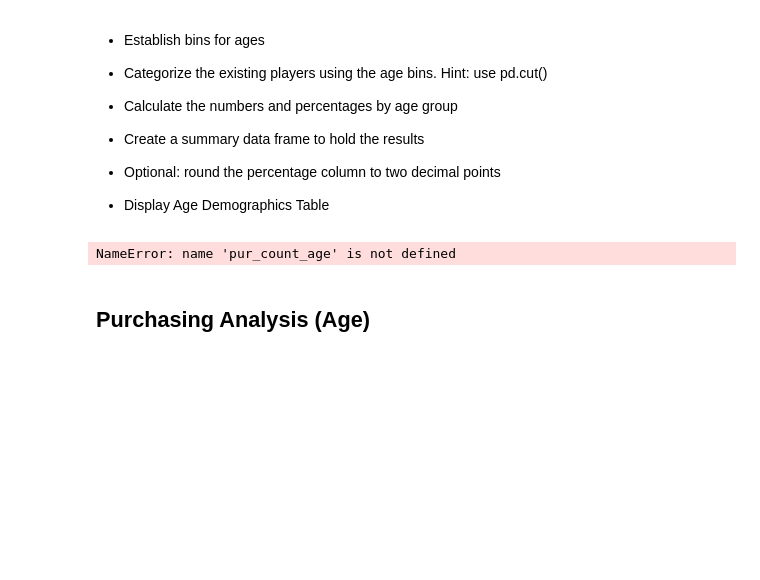
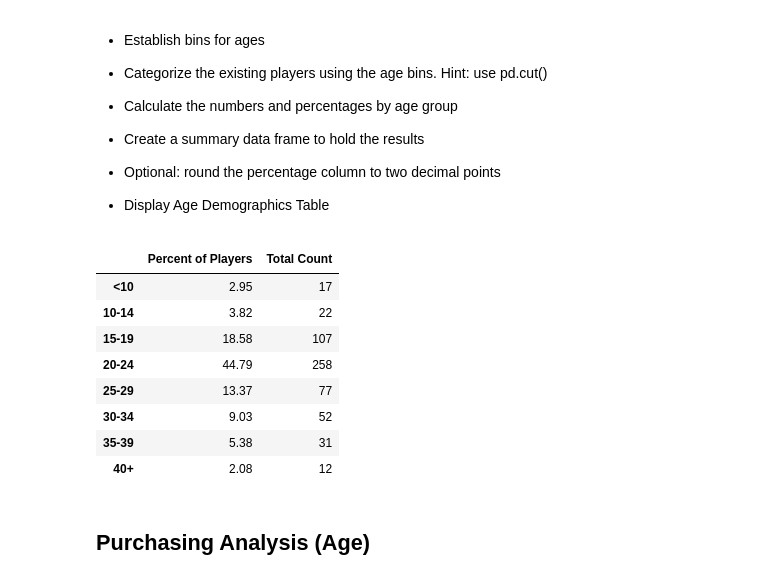
Before and after one commit to annanoelle21/Pymoli-HW, a Jupyter notebook: HeroesOfPymoli_starter.ipynb, the cells around one changed output. Drawn from its saved outputs; the diff is of its cells as text; code cells hidden in the pictures; blank space fills up the shorter version.

```diff
--- a/HeroesOfPymoli_starter.ipynb
+++ b/HeroesOfPymoli_starter.ipynb
@@ -139,26 +131,44 @@ pur_analysis_gen.style.format({'Total Purchase Value': '${:.2f}', 'Average Purch
 
 
 * Display Age Demographics Table
-# %%
-purchase_data.loc[(purchase_data['Age'] < 10), 'age_bin'] = "< 10"
-purchase_data.loc[(purchase_data['Age'] >= 10) & (purchase_data['Age'] <= 14), 'age_bin'] = "10 - 14"
-purchase_data.loc[(purchase_data['Age'] >= 15) & (purchase_data['Age'] <= 19), 'age_bin'] = "15 - 19"
-purchase_data.loc[(purchase_data['Age'] >= 20) & (purchase_data['Age'] <= 24), 'age_bin'] = "20 - 24"
-purchase_data.loc[(purchase_data['Age'] >= 25) & (purchase_data['Age'] <= 29), 'age_bin'] = "25 - 29"
-purchase_data.loc[(purchase_data['Age'] >= 30) & (purchase_data['Age'] <= 34), 'age_bin'] = "30 - 34"
-purchase_data.loc[(purchase_data['Age'] >= 35) & (purchase_data['Age'] <= 39), 'age_bin'] = "35 - 39"
-purchase_data.loc[(purchase_data['Age'] >= 40), 'age_bin'] = "> 40"
-purchase_count_age = pd.DataFrame(purchase_data.groupby('age_bin')['SN'].count())
-avg_price_age = pd.DataFrame(purchase_data.groupby('age_bin')['Price'].mean())
-tot_pur_age = pd.DataFrame(purchase_data.groupby('age_bin')['Price'].sum())
-no_dup_age = pd.DataFrame(purchase_data.drop_duplicates('SN', keep = 'last').groupby('age_bin')['SN'].count())
-merge_age = pd.merge(pur_count_age, avg_price_age, left_index = True, right_index = True).merge(tot_pur_age, left_index = True, right_index = True).merge(no_dup_age, left_index = True, right_index = True)
-merge_age.rename(columns = {"SN_x": "# of Purchases", "Price_x": "Average Purchase Price", "Price_y": "Total Purchase Value", "SN_y": "# of Purchasers"}, inplace = True)
-merge_age['Normalized Totals'] = merge_age['Total Purchase Value']/merge_age['# of Purchasers']
-merge_age.index.rename("Age", inplace = True)
-merge_age.style.format({'Average Purchase Price': '${:.2f}', 'Total Purchase Value': '${:.2f}', 'Normalized Totals': '${:.2f}'})
-# %% [output]
-NameError: name 'pur_count_age' is not defined
+# %%
+table = purchase_data[["SN","Age"]]
+table = table.drop_duplicates()
+
+age_10 = table[table["Age"] < 10].count()[0]
+age_14 = table[(table["Age"] >= 10) & (table["Age"] <= 14)].count()[0]
+age_19 = table[(table["Age"] >= 15) & (table["Age"] <= 19)].count()[0]
+age_24 = table[(table["Age"] >= 20) & (table["Age"] <= 24)].count()[0]
+age_29 = table[(table["Age"] >= 25) & (table["Age"] <= 29)].count()[0]
+age_34 = table[(table["Age"] >= 30) & (table["Age"] <= 34)].count()[0]
+age_39 = table[(table["Age"] >= 35) & (table["Age"] <= 39)].count()[0]
+age_40 = table[table["Age"] >= 40].count()[0]
+ages = [age_10, age_14, age_19, age_24, age_29, age_34, age_39, age_40]
+
+percent_10 = round((age_10/player_count)*100,2)
+percent_14 = round((age_14/player_count)*100,2)
+percent_19 = round((age_19/player_count)*100,2)
+percent_24 = round((age_24/player_count)*100,2)
+percent_29 = round((age_29/player_count)*100,2)
+percent_34 = round((age_34/player_count)*100,2)
+percent_39 = round((age_39/player_count)*100,2)
+percent_40 = round((age_40/player_count)*100,2)
+percents_a = [percent_10, percent_14, percent_19, percent_24, percent_29, percent_34, percent_39, percent_40]
+
+age_demo = {"Percent of Players": percents_a, "Total Count": ages}
+age_demo_df = pd.DataFrame(age_demo)
+age_demo_df.index = (["<10", "10-14", "15-19", "20-24", "25-29", "30-34", "35-39", "40+"])
+age_demo_df
+# %% [output]
+|  | Percent of Players | Total Count |
+| <10 | 2.95 | 17 |
+| 10-14 | 3.82 | 22 |
+| 15-19 | 18.58 | 107 |
+| 20-24 | 44.79 | 258 |
+| 25-29 | 13.37 | 77 |
+| 30-34 | 9.03 | 52 |
+| 35-39 | 5.38 | 31 |
+| 40+ | 2.08 | 12 |
 # %% [markdown]
 ## Purchasing Analysis (Age)
 # %% [markdown]
```
Also changed, not shown: parts of 5 cells of this notebook.
